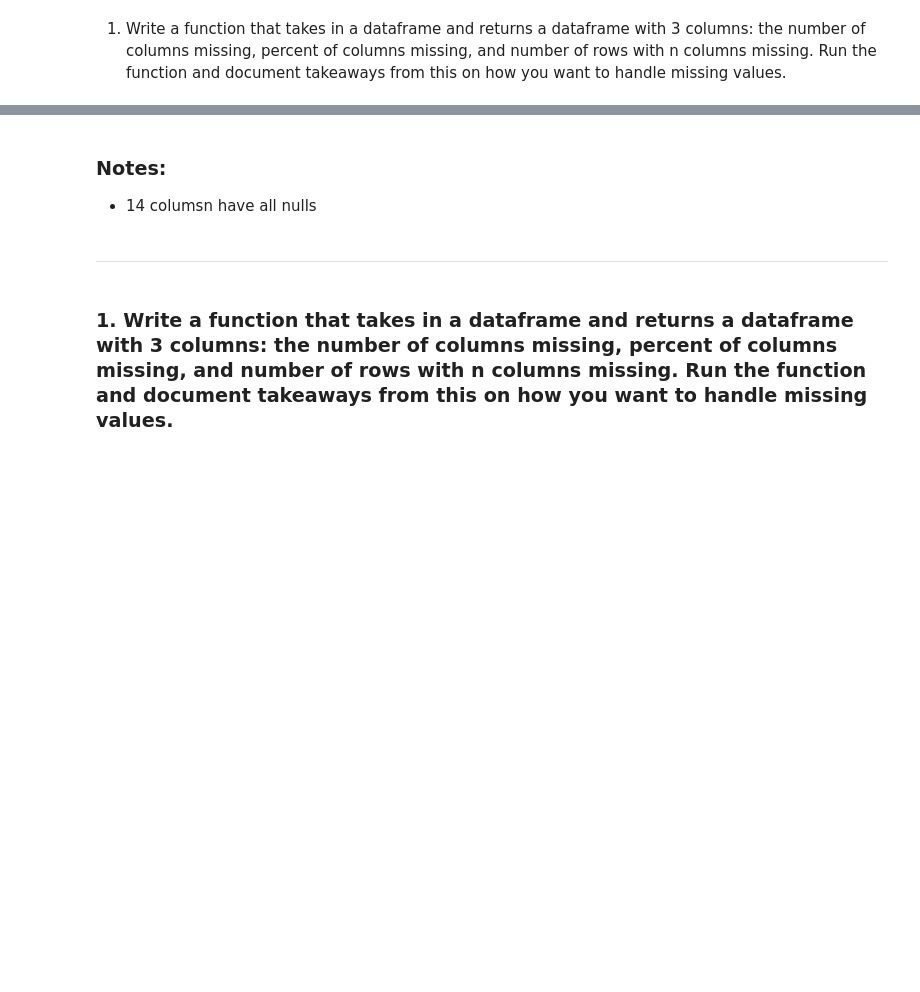
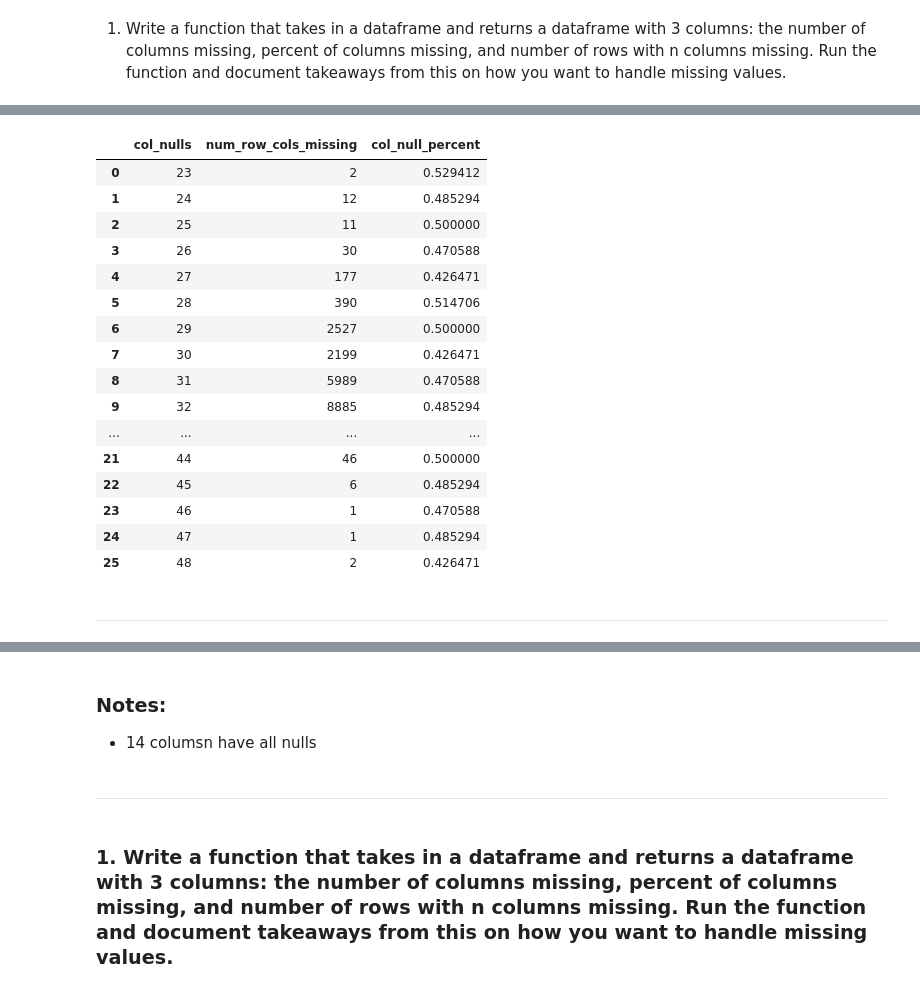
Before and after one commit to kanieladenis/clustering_exercises, a Jupyter notebook: wrangle_zillow_exercises.ipynb, the cells around one changed output, grey strips where cells are left out. Drawn from its saved outputs; the diff is of its cells as text; code cells hidden in the pictures; blank space fills up the shorter version.

```diff
--- a/wrangle_zillow_exercises.ipynb
+++ b/wrangle_zillow_exercises.ipynb
@@ -228,0 +275,4 @@ col_null
+# %%
+# shows index as id
+dft = dft.reset_index()
+dft
@@ -228,0 +342,4 @@ col_null
+# %%
+# groupsby null count to display how many rows have the same number of col NaNs
+dft = dft.groupby('col_nulls').count()
+dft
@@ -228,0 +365,3 @@ col_null
+# %%
+dft = dft.reset_index()
+dft
@@ -228,0 +386,3 @@ col_null
+# %%
+dft.rename(columns = {'index': 'num_row_missing_cols' }, inplace=True)
+dft
@@ -229,3 +407,26 @@ col_null
+# %%
+dft['col_null_percent'] = df.isnull().mean(axis=1)
+dft
+# %% [output]
+|  | col_nulls | num_row_cols_missing | col_null_percent |
+| 0 | 23 | 2 | 0.529412 |
+| 1 | 24 | 12 | 0.485294 |
+| 2 | 25 | 11 | 0.500000 |
+| 3 | 26 | 30 | 0.470588 |
+| 4 | 27 | 177 | 0.426471 |
+| 5 | 28 | 390 | 0.514706 |
+| 6 | 29 | 2527 | 0.500000 |
+| 7 | 30 | 2199 | 0.426471 |
+| 8 | 31 | 5989 | 0.470588 |
+| 9 | 32 | 8885 | 0.485294 |
+| ... | ... | ... | ... |
+| 21 | 44 | 46 | 0.500000 |
+| 22 | 45 | 6 | 0.485294 |
+| 23 | 46 | 1 | 0.470588 |
+| 24 | 47 | 1 | 0.485294 |
+| 25 | 48 | 2 | 0.426471 |
+# %% [markdown]
+***
 # %%
 # show the number of columns missing from each row
 df.isna().sum(axis=1)
```
Also changed, not shown: parts of 32 cells of this notebook.
